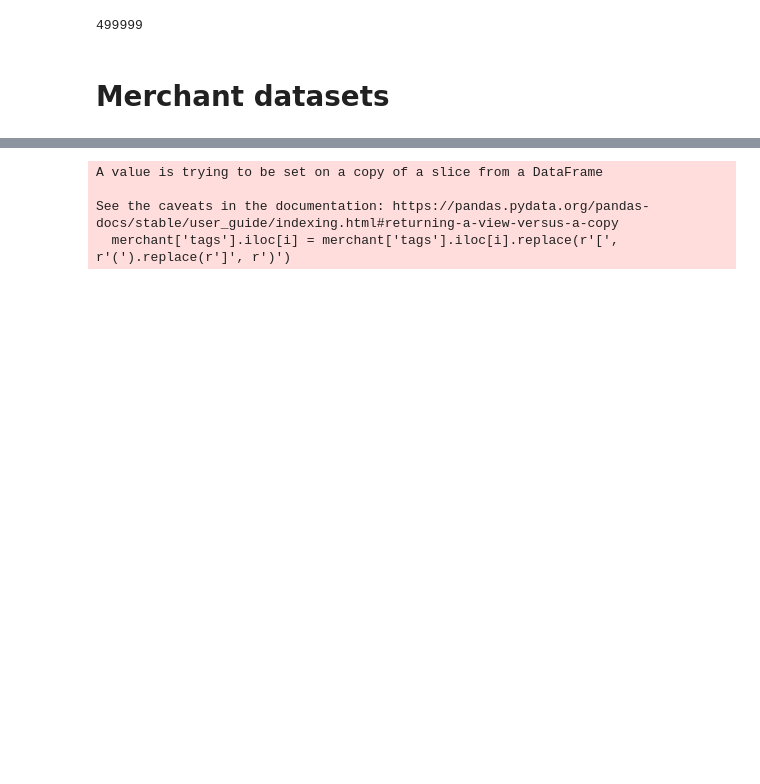
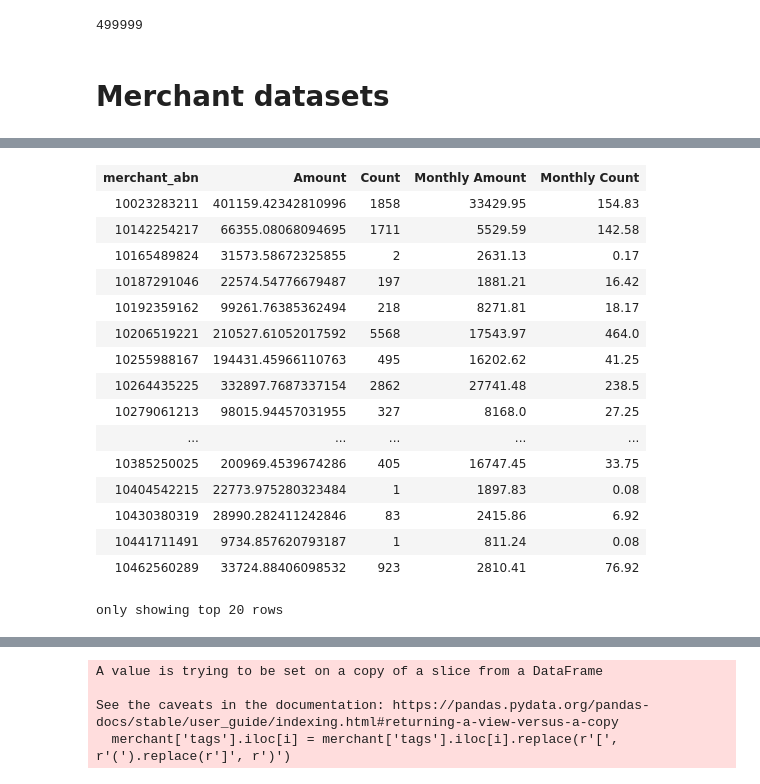
Before and after one commit to MAST30034-Applied-Data-Science/generic-buy-now-pay-later-project-group-16-project2-fighting-group, a Jupyter notebook: notebooks/W1 Code.ipynb, the cells around one changed output, grey strips where cells are left out. Drawn from its saved outputs; the diff is of its cells as text; code cells hidden in the pictures; blank space fills up the shorter version.

```diff
--- a/notebooks/W1 Code.ipynb
+++ b/notebooks/W1 Code.ipynb
@@ -44,3 +37,5 @@ grouped_transaction.drop(F.col('order_id'))
 grouped_transaction = grouped_transaction.withColumn('Monthly Amount', round(grouped_transaction['Amount']/12, 2))
 #grouped_transaction = grouped_transaction.withColumn('Round Monthly Amount', round(grouped_transaction['Monthly Amount'], 2))
 grouped_transaction = grouped_transaction.withColumn('Monthly Count', round(grouped_transaction['Count']/12, 2))
+grouped_transaction
+# %% [output]
@@ -47,3 +66,20 @@ grouped_transaction = grouped_transaction.withColumn('Monthly Count', round(grou
+| merchant_abn | Amount | Count | Monthly Amount | Monthly Count |
+| 10023283211 | 401159.42342810996 | 1858 | 33429.95 | 154.83 |
+| 10142254217 | 66355.08068094695 | 1711 | 5529.59 | 142.58 |
+| 10165489824 | 31573.58672325855 | 2 | 2631.13 | 0.17 |
+| 10187291046 | 22574.54776679487 | 197 | 1881.21 | 16.42 |
+| 10192359162 | 99261.76385362494 | 218 | 8271.81 | 18.17 |
+| 10206519221 | 210527.61052017592 | 5568 | 17543.97 | 464.0 |
+| 10255988167 | 194431.45966110763 | 495 | 16202.62 | 41.25 |
+| 10264435225 | 332897.7687337154 | 2862 | 27741.48 | 238.5 |
+| 10279061213 | 98015.94457031955 | 327 | 8168.0 | 27.25 |
+| ... | ... | ... | ... | ... |
+| 10385250025 | 200969.4539674286 | 405 | 16747.45 | 33.75 |
+| 10404542215 | 22773.975280323484 | 1 | 1897.83 | 0.08 |
+| 10430380319 | 28990.282411242846 | 83 | 2415.86 | 6.92 |
+| 10441711491 | 9734.857620793187 | 1 | 811.24 | 0.08 |
+| 10462560289 | 33724.88406098532 | 923 | 2810.41 | 76.92 |
+only showing top 20 rows
 # %%
 grouped_transaction_pd = grouped_transaction.toPandas()
 tbl_merchants_pd = tbl_merchants.toPandas()
```
Also changed, not shown: parts of 5 cells of this notebook.
